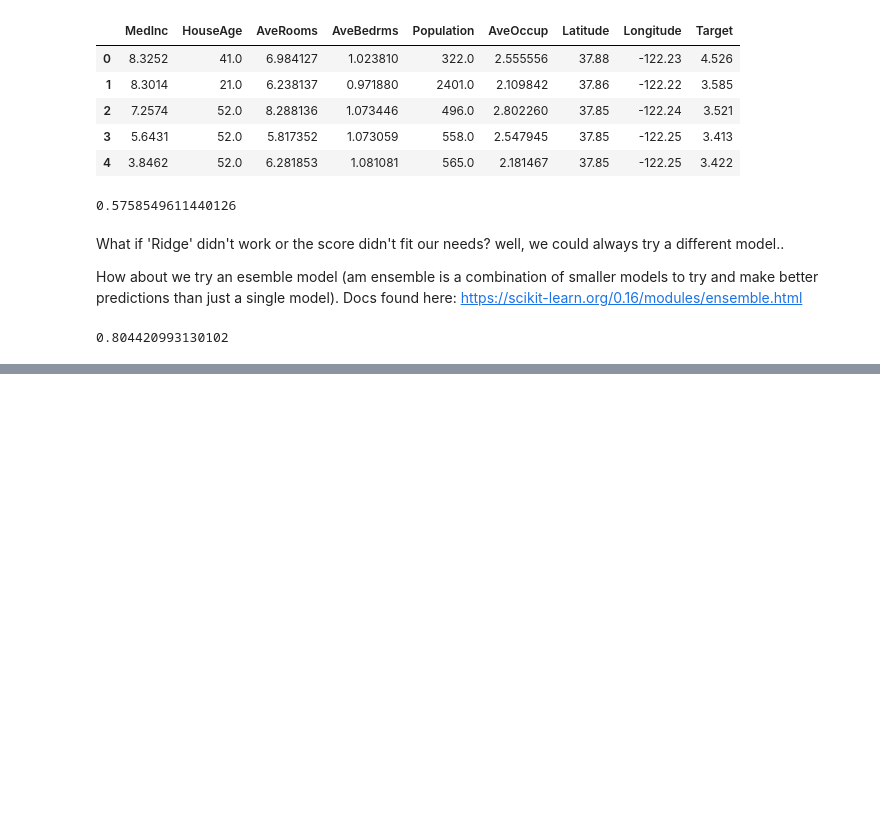
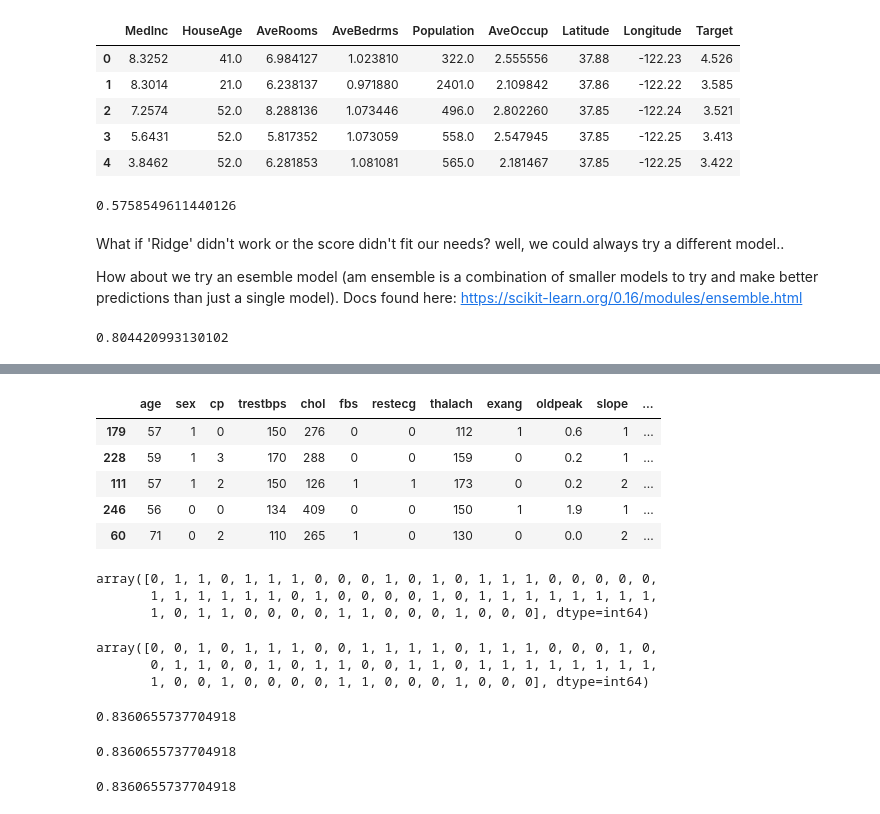
Before and after one commit to calebcharles343/AI_Machine-Leaning_-_Data-Science, a Jupyter notebook: sample_project/introduction-to-scikit-learn.ipynb, the cells around one changed output, grey strips where cells are left out. Drawn from its saved outputs; the diff is of its cells as text; code cells hidden in the pictures; blank space fills up the shorter version.

```diff
--- a/sample_project/introduction-to-scikit-learn.ipynb
+++ b/sample_project/introduction-to-scikit-learn.ipynb
@@ -814,0 +1011,36 @@ model.score(X_test, y_test)
+# %%
+X_test.head()
+# %% [output]
+|  | age | sex | cp | trestbps | chol | fbs | restecg | thalach | exang | oldpeak | slope | ... |
+| 179 | 57 | 1 | 0 | 150 | 276 | 0 | 0 | 112 | 1 | 0.6 | 1 | ... |
+| 228 | 59 | 1 | 3 | 170 | 288 | 0 | 0 | 159 | 0 | 0.2 | 1 | ... |
+| 111 | 57 | 1 | 2 | 150 | 126 | 1 | 1 | 173 | 0 | 0.2 | 2 | ... |
+| 246 | 56 | 0 | 0 | 134 | 409 | 0 | 0 | 150 | 1 | 1.9 | 1 | ... |
+| 60 | 71 | 0 | 2 | 110 | 265 | 1 | 0 | 130 | 0 | 0.0 | 2 | ... |
+# %%
+clf.predict(X_test)
+# %% [output]
+array([0, 1, 1, 0, 1, 1, 1, 0, 0, 0, 1, 0, 1, 0, 1, 1, 1, 0, 0, 0, 0, 0,
+       1, 1, 1, 1, 1, 1, 0, 1, 0, 0, 0, 0, 1, 0, 1, 1, 1, 1, 1, 1, 1, 1,
+       1, 0, 1, 1, 0, 0, 0, 0, 1, 1, 0, 0, 0, 1, 0, 0, 0], dtype=int64)
+# %%
+np.array(y_test)
+# %% [output]
+array([0, 0, 1, 0, 1, 1, 1, 0, 0, 1, 1, 1, 1, 0, 1, 1, 1, 0, 0, 0, 1, 0,
+       0, 1, 1, 0, 0, 1, 0, 1, 1, 0, 0, 1, 1, 0, 1, 1, 1, 1, 1, 1, 1, 1,
+       1, 0, 0, 1, 0, 0, 0, 0, 1, 1, 0, 0, 0, 1, 0, 0, 0], dtype=int64)
+# %%
+# Compare pediction to truth labels to evaluate the models
+y_preds = clf.predict(X_test)
+np.mean(y_preds == y_test)
+# %% [output]
+0.8360655737704918
+# %%
+clf.score(X_test, y_test) # this also Compare's pediction to truth labels to evaluate the models
+# %% [output]
+0.8360655737704918
+# %%
+from sklearn.metrics import accuracy_score
+accuracy_score(y_test, y_preds)
+# %% [output]
+0.8360655737704918
```
Also changed, not shown: parts of 20 cells of this notebook.
